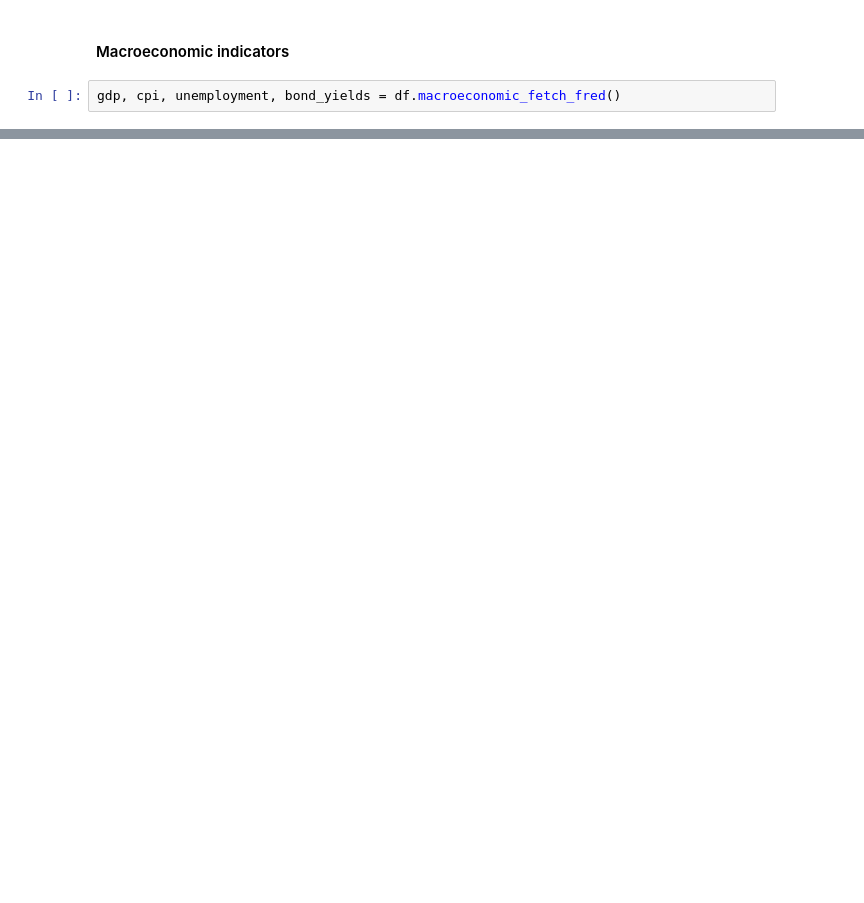
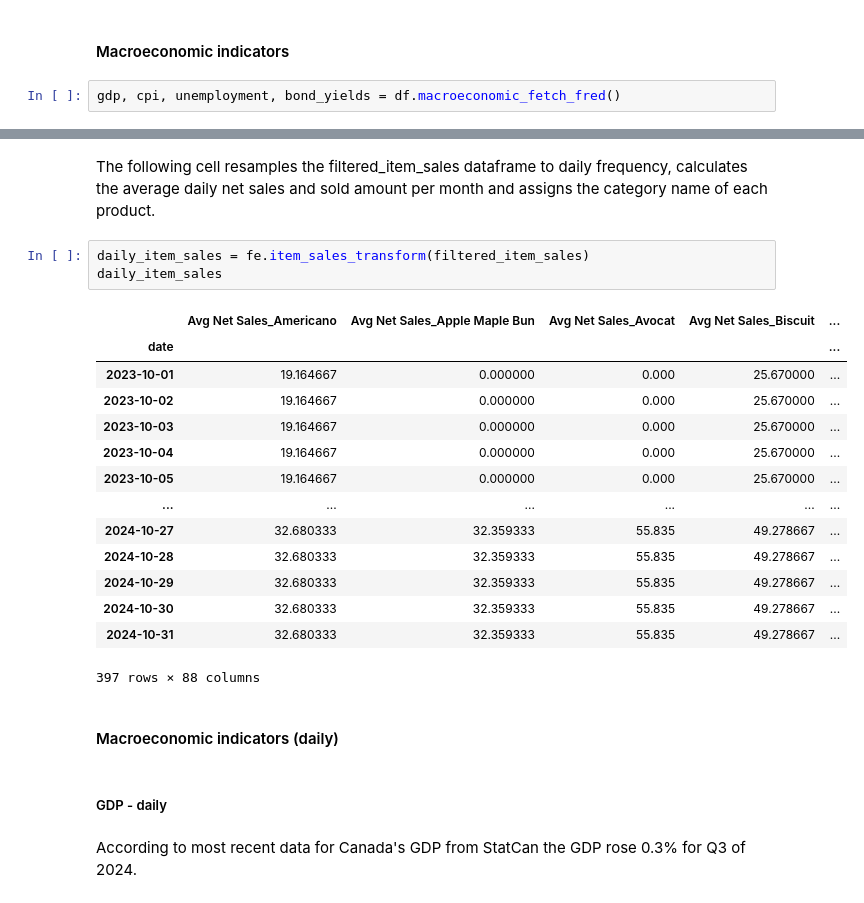
Before and after one commit to Vasilis-christopoulos/cafe-sales-forecasting, a Jupyter notebook: cafe_sales_analysis.ipynb, the cells around one changed output, grey strips where cells are left out. Cells and saved outputs as stored; diff of their text form; blank space fills up the shorter version.

```diff
--- a/cafe_sales_analysis.ipynb
+++ b/cafe_sales_analysis.ipynb
@@ -165,0 +189,26 @@ dtype: float64
+# %% [markdown]
+The following cell resamples the filtered_item_sales dataframe to daily frequency, calculates the average daily net sales and sold amount per month and assigns the category name of each product.
+# %%
+daily_item_sales = fe.item_sales_transform(filtered_item_sales)
+daily_item_sales
+# %% [output]
+|  | Avg Net Sales_Americano | Avg Net Sales_Apple Maple Bun | Avg Net Sales_Avocat | Avg Net Sales_Biscuit | ... |
+| date |  |  |  |  | ... |
+| 2023-10-01 | 19.164667 | 0.000000 | 0.000 | 25.670000 | ... |
+| 2023-10-02 | 19.164667 | 0.000000 | 0.000 | 25.670000 | ... |
+| 2023-10-03 | 19.164667 | 0.000000 | 0.000 | 25.670000 | ... |
+| 2023-10-04 | 19.164667 | 0.000000 | 0.000 | 25.670000 | ... |
+| 2023-10-05 | 19.164667 | 0.000000 | 0.000 | 25.670000 | ... |
+| ... | ... | ... | ... | ... | ... |
+| 2024-10-27 | 32.680333 | 32.359333 | 55.835 | 49.278667 | ... |
+| 2024-10-28 | 32.680333 | 32.359333 | 55.835 | 49.278667 | ... |
+| 2024-10-29 | 32.680333 | 32.359333 | 55.835 | 49.278667 | ... |
+| 2024-10-30 | 32.680333 | 32.359333 | 55.835 | 49.278667 | ... |
+| 2024-10-31 | 32.680333 | 32.359333 | 55.835 | 49.278667 | ... |
+397 rows × 88 columns
+# %% [markdown]
+#### Macroeconomic indicators (daily)
+# %% [markdown]
+##### GDP - daily
+# %% [markdown]
+According to most recent data for Canada's GDP from StatCan the GDP rose 0.3% for Q3 of 2024.
```
Also changed, not shown: parts of 48 cells of this notebook, 3 other files.
